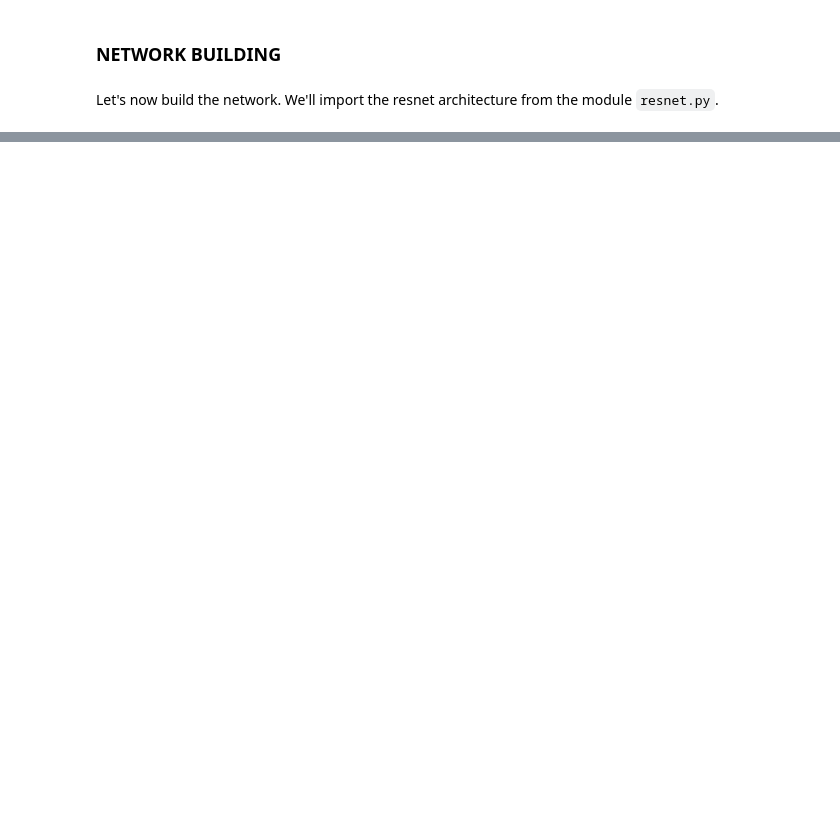
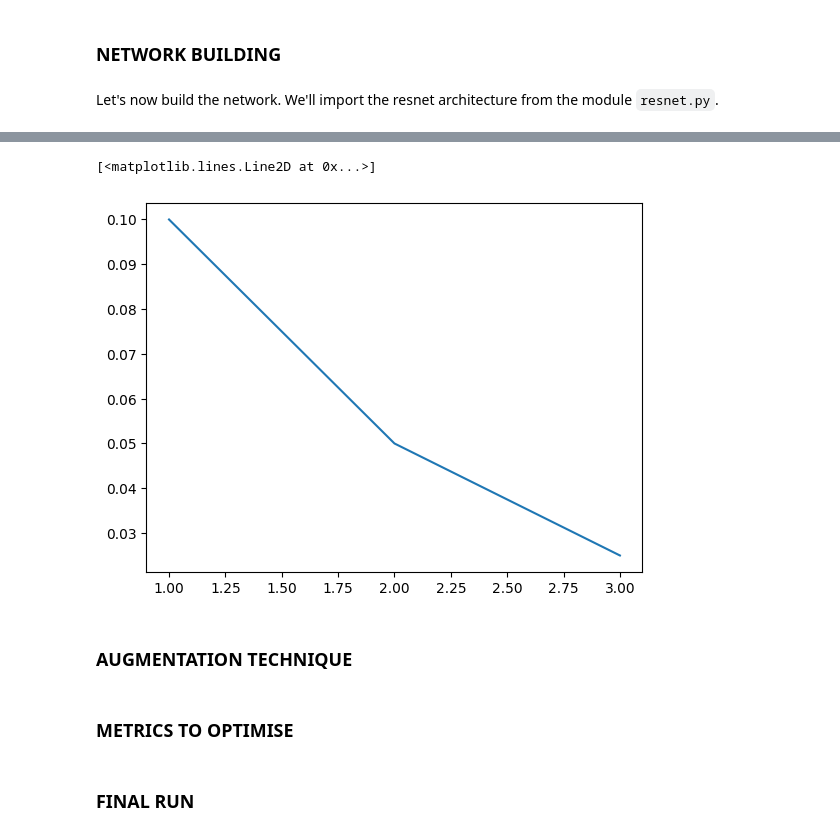
Before and after one commit to princefrancis64/Upgrad, a Jupyter notebook: CNN Architectures/flowers.ipynb, the cells around one changed output, grey strips where cells are left out. Cells and saved outputs as stored; diff of their text form; code cells hidden in the pictures; blank space fills up the shorter version.

```diff
--- a/CNN Architectures/flowers.ipynb
+++ b/CNN Architectures/flowers.ipynb
@@ -143,0 +380,39 @@ Let's now build the network. We'll import the resnet architecture from the modul
+# %%
+from tensorflow.keras import optimizers
+
+class DecayLR(tf.keras.callbacks.Callback):
+    def __init__(self, base_lr=0.001, decay_epoch=1):
+        super(DecayLR, self).__init__()
+        self.base_lr = base_lr
+        self.decay_epoch = decay_epoch
+        self.lr_history = []
+
+    def on_train_begin(self, logs=None):
+        # Set the initial learning rate
+        self.model.optimizer.learning_rate.assign(self.base_lr)
+
+    def on_epoch_end(self, epoch, logs=None):
+        # Calculate the new learning rate
+        new_lr = self.base_lr * (0.5 ** (epoch // self.decay_epoch))
+        self.lr_history.append(new_lr)
+        # Update the learning rate
+        self.model.optimizer.learning_rate.assign(new_lr)
+
+# to store loss history
+history = LossHistory()
+plot_data = {}
+
+# start with lr=0.1
+decay = DecayLR(base_lr=0.1)
+
+# model
+sgd = optimizers.SGD()
+model = resnet.ResnetBuilder.build_resnet_18((img_channels, img_rows, img_cols), nb_classes)
+model.compile(loss='categorical_crossentropy',optimizer= sgd,
+              metrics=['accuracy'])
+training_generator = DataGenerator('train', ablation=100)
+validation_generator = DataGenerator('val', ablation=100)
+
+model.fit(training_generator, epochs=3, validation_data=validation_generator, callbacks=[history, decay])
+
+plot_data[lr] = decay.lr_history
@@ -143,0 +426,7 @@ Let's now build the network. We'll import the resnet architecture from the modul
+# %%
+plt.plot(np.arange(len(decay.lr_history))+1, decay.lr_history)
+# %% [output]
+[<matplotlib.lines.Line2D at 0x...>]
+[figure, added]
+# %% [markdown]
+### AUGMENTATION TECHNIQUE
@@ -143,0 +536,2 @@ Let's now build the network. We'll import the resnet architecture from the modul
+# %% [markdown]
+### METRICS TO OPTIMISE
@@ -143,0 +559,2 @@ Let's now build the network. We'll import the resnet architecture from the modul
+# %% [markdown]
+### FINAL RUN
```
Also changed, not shown: parts of 27 cells of this notebook.
